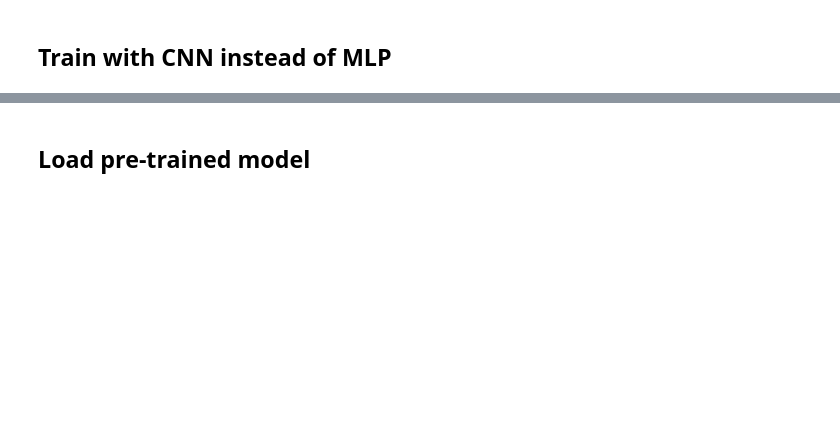
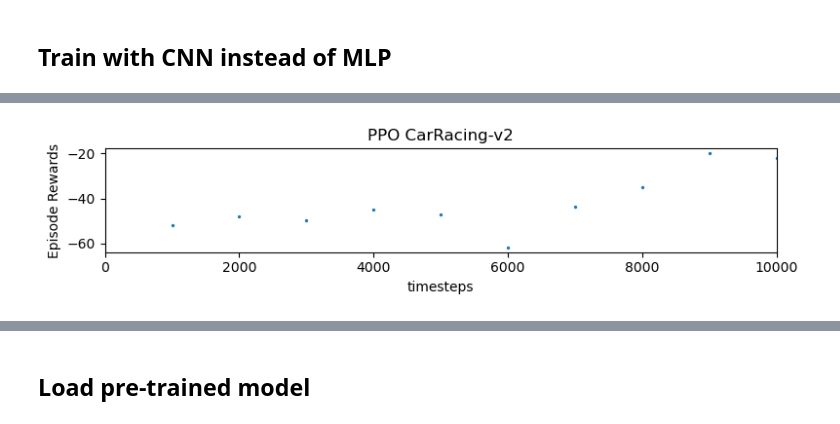
Before and after one commit to Viperxyzzz/Self-driving-openai-gym, a Jupyter notebook: A2C.ipynb, the cells around one changed output, grey strips where cells are left out. Cells and saved outputs as stored; diff of their text form; code cells hidden in the pictures; blank space fills up the shorter version.

Commit message:
results

```diff
--- a/A2C.ipynb
+++ b/A2C.ipynb
@@ -315,5 +422,7 @@ print(mean_reward, std_reward)
 # %%
 # Helper from the library
-results_plotter.plot_results(
-    [log_dir], timesteps, results_plotter.X_TIMESTEPS, "A2C CarRacing-v2"
-)
+#results_plotter.plot_results(
+ #   [log_dir], timesteps, results_plotter.X_TIMESTEPS, "A2C CarRacing-v2"
+#)
+# %% [output]
+[figure, added]
```
Also changed, not shown: parts of 28 cells of this notebook, 7 other files.
